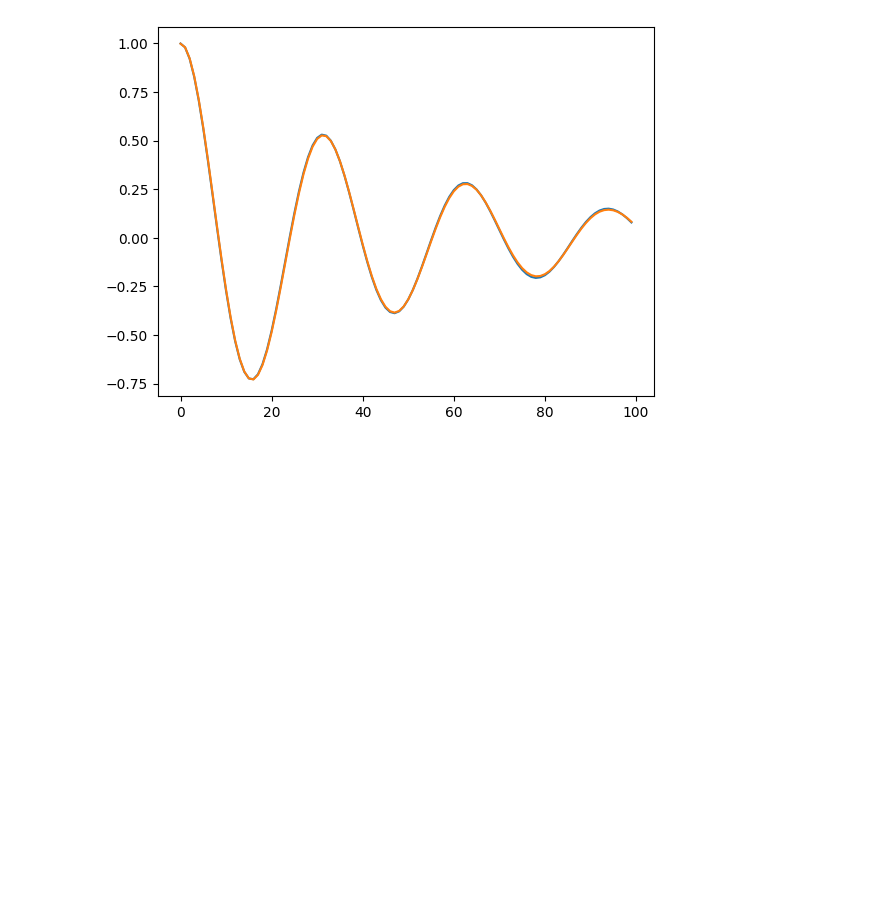
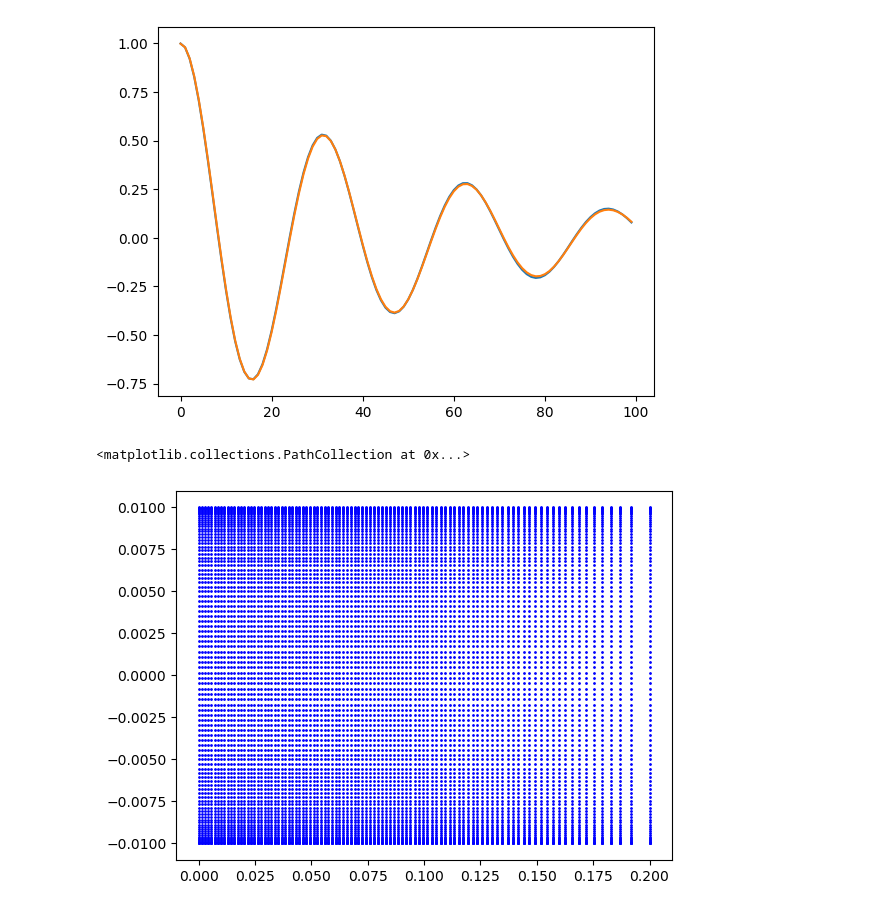
Before and after one commit to GuilBess/TB_PINN, a Jupyter notebook: example.ipynb, the cells around one changed output. Saved outputs shown, nothing was run; the diff lists cells and outputs as text; code cells hidden in the pictures; blank space fills up the shorter version.

Commit message:
start poiseuille

```diff
--- a/example.ipynb
+++ b/example.ipynb
@@ -113,3 +113,39 @@ plt.plot(last_res)
 # %% [output]
 [<matplotlib.lines.Line2D at 0x...>]
 [figure]
+# %%
+# Simulation parameters
+h = 0.01
+L = 0.2
+u_avg = 0.01
+rho = 1000
+mu = 0.001
+
+torch.manual_seed(12)
+#model with 2 input (x,y position), 3 output layers (x, y velocity & pressure) and 8 hidden layers of 50 neurons
+poiseuille_model = Model(2, 3, 50, 8).to(device)
+optimizer = torch.optim.Adam(poiseuille_model.parameters(),lr=1e-4)
+
+x_min, x_max = 0, L  # Horizontal span
+y_min, y_max = -h, h  # Vertical span
+
+# Getting x values, with higer density to the left
+n_x = 100
+skew_x = np.linspace(0, 1, n_x)  # uniform base
+x_vals = x_min + (x_max - x_min) * (1 - (1 - skew_x)**0.7) # skew to the left
+
+# Getting y values, with higher density on the top/bottom
+n_y = 100
+skew_y = np.linspace(0, 1, n_y)
+y_vals = y_min + (y_max - y_min) * (0.5 - 0.5 * np.cos(np.pi * skew_y))
+
+X, Y = np.meshgrid(x_vals, y_vals)
+
+tensor_np = np.column_stack((X.ravel(), Y.ravel()))
+
+tensor = torch.from_numpy(tensor_np).float().to(device).requires_grad_(True)
+
+plt.scatter(tensor_np[:, 0], tensor_np[:, 1], s=1, color='blue')
+# %% [output]
+<matplotlib.collections.PathCollection at 0x...>
+[figure, added]
```
Also changed, not shown: parts of 4 cells of this notebook.
